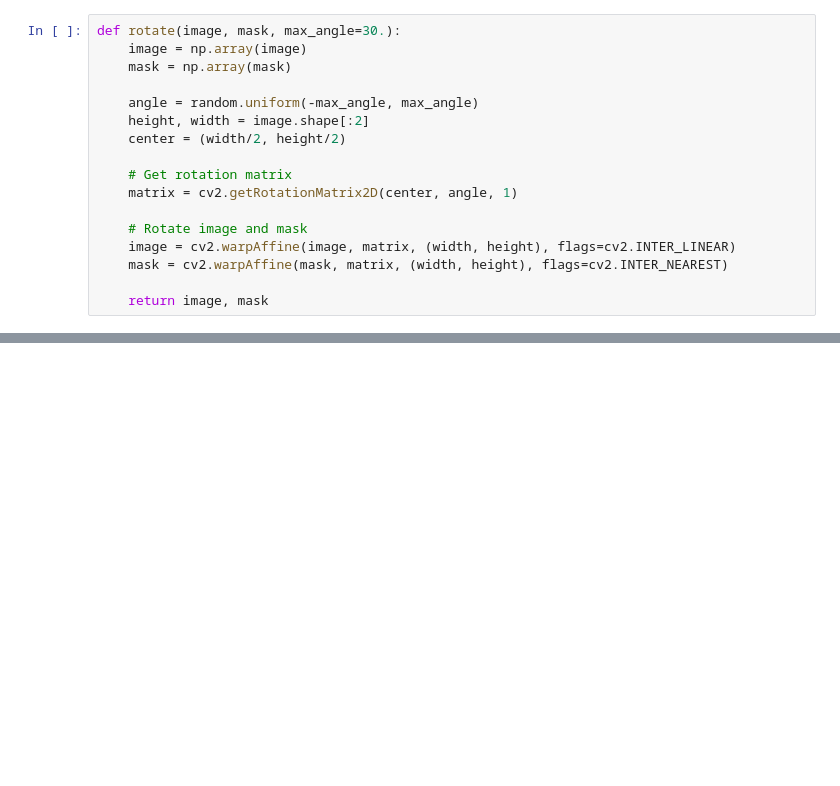
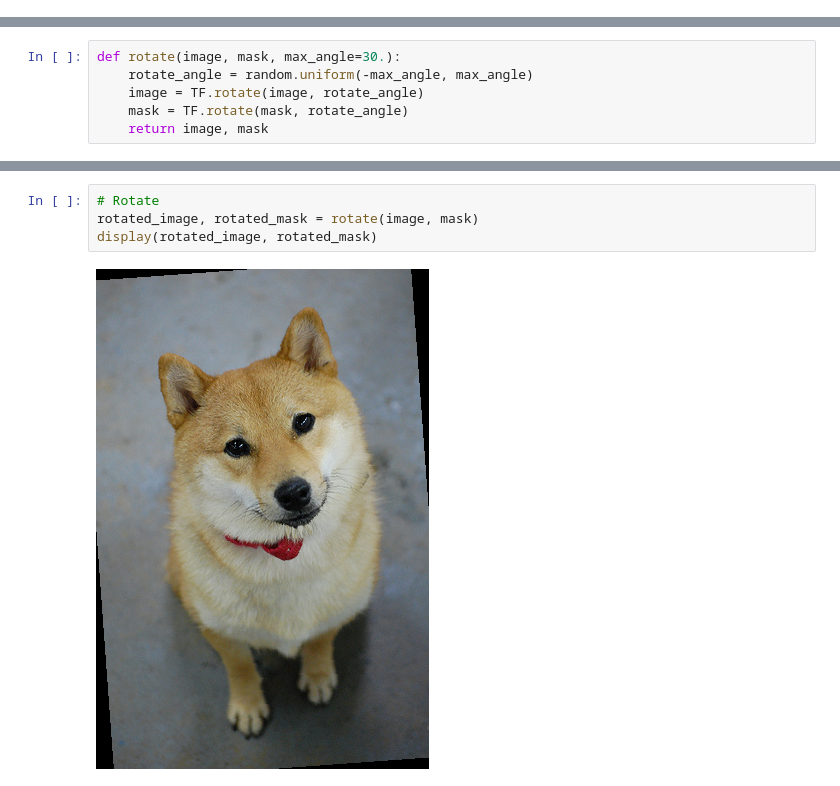
Before and after one commit to nminnie/cv-project, a Jupyter notebook: notebooks/image_augmentation.ipynb, the cells around one changed output, grey strips where cells are left out. Cells and saved outputs as stored; diff of their text form; blank space fills up the shorter version.

```diff
--- a/notebooks/image_augmentation.ipynb
+++ b/notebooks/image_augmentation.ipynb
@@ -22,18 +25 @@ def flip_vertical(image, mask):
     return image, mask
-# %%
-def rotate(image, mask, max_angle=30.):
-    image = np.array(image)
-    mask = np.array(mask)
-
-    angle = random.uniform(-max_angle, max_angle)
-    height, width = image.shape[:2]
-    center = (width/2, height/2)
-
-    # Get rotation matrix
-    matrix = cv2.getRotationMatrix2D(center, angle, 1)
-
-    # Rotate image and mask
-    image = cv2.warpAffine(image, matrix, (width, height), flags=cv2.INTER_LINEAR)
-    mask = cv2.warpAffine(mask, matrix, (width, height), flags=cv2.INTER_NEAREST)
-
-    return image, mask
@@ -59,0 +26,6 @@ def translate(image, mask, max_shift=0.1):
+# %%
+def rotate(image, mask, max_angle=30.):
+    rotate_angle = random.uniform(-max_angle, max_angle)
+    image = TF.rotate(image, rotate_angle)
+    mask = TF.rotate(mask, rotate_angle)
+    return image, mask
@@ -162,0 +90,6 @@ display(cropped_image, cropped_mask)
+# %%
+# Rotate
+rotated_image, rotated_mask = rotate(image, mask)
+display(rotated_image, rotated_mask)
+# %% [output]
+[figure, added]
```
Also changed, not shown: parts of 24 cells of this notebook.
